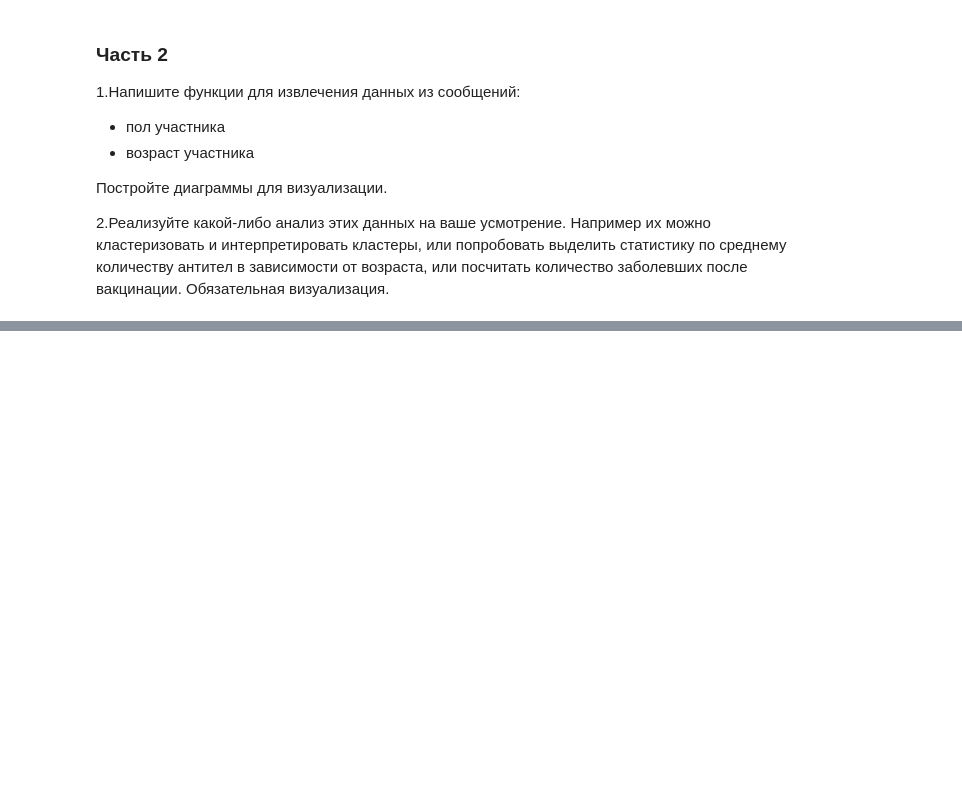
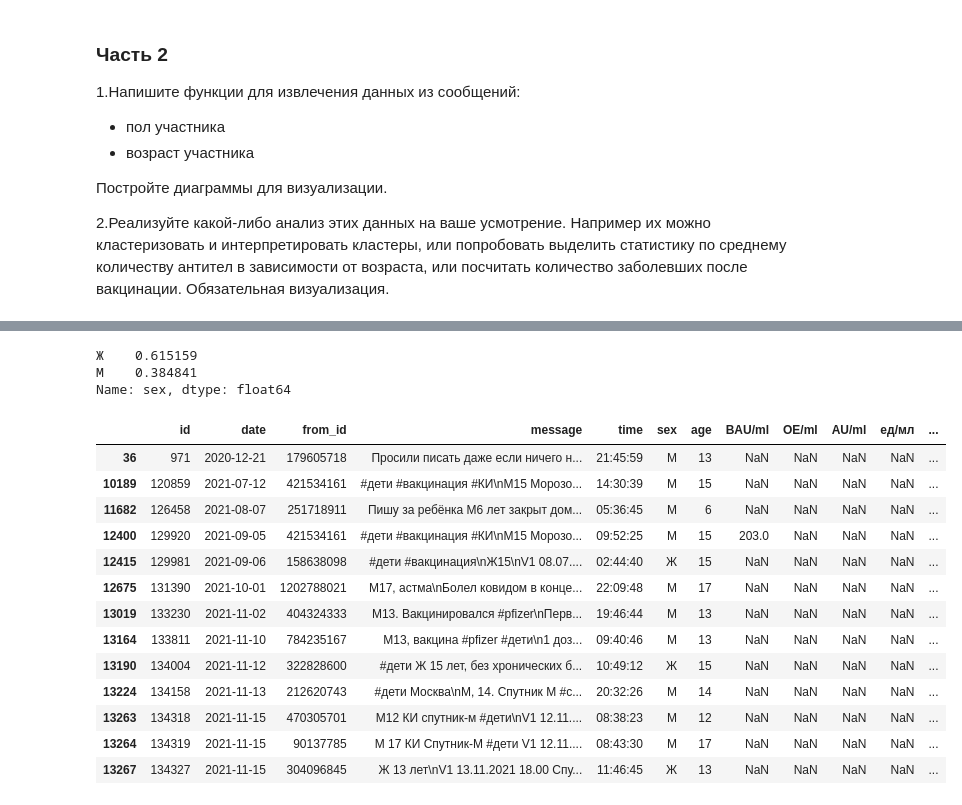
Before and after one commit to sabal202/classification-2021, a Jupyter notebook: tasks/Task_5.ipynb, the cells around one changed output, grey strips where cells are left out. Cells and saved outputs as stored; diff of their text form; code cells hidden in the pictures; blank space fills up the shorter version.

```diff
--- a/tasks/Task_5.ipynb
+++ b/tasks/Task_5.ipynb
@@ -12,0 +200,23 @@
+# %%
+df.sex.value_counts(normalize=True)
+# %% [output]
+Ж    0.615159
+М    0.384841
+Name: sex, dtype: float64
+# %%
+df[df['age'] < 18]
+# %% [output]
+|  | id | date | from_id | message | time | sex | age | BAU/ml | OE/ml | AU/ml | ед/мл | ... |
+| 36 | 971 | 2020-12-21 | 179605718 | Просили писать даже если ничего н... | 21:45:59 | М | 13 | NaN | NaN | NaN | NaN | ... |
+| 10189 | 120859 | 2021-07-12 | 421534161 | #дети #вакцинация #КИ\nМ15 Морозо... | 14:30:39 | М | 15 | NaN | NaN | NaN | NaN | ... |
+| 11682 | 126458 | 2021-08-07 | 251718911 | Пишу за ребёнка М6 лет закрыт дом... | 05:36:45 | М | 6 | NaN | NaN | NaN | NaN | ... |
+| 12400 | 129920 | 2021-09-05 | 421534161 | #дети #вакцинация #КИ\nМ15 Морозо... | 09:52:25 | М | 15 | 203.0 | NaN | NaN | NaN | ... |
+| 12415 | 129981 | 2021-09-06 | 158638098 | #дети #вакцинация\nЖ15\nV1 08.07.... | 02:44:40 | Ж | 15 | NaN | NaN | NaN | NaN | ... |
+| 12675 | 131390 | 2021-10-01 | 1202788021 | М17, астма\nБолел ковидом в конце... | 22:09:48 | М | 17 | NaN | NaN | NaN | NaN | ... |
+| 13019 | 133230 | 2021-11-02 | 404324333 | М13. Вакцинировался #pfizer\nПерв... | 19:46:44 | М | 13 | NaN | NaN | NaN | NaN | ... |
+| 13164 | 133811 | 2021-11-10 | 784235167 | М13, вакцина #pfizer #дети\n1 доз... | 09:40:46 | М | 13 | NaN | NaN | NaN | NaN | ... |
+| 13190 | 134004 | 2021-11-12 | 322828600 | #дети Ж 15 лет, без хронических б... | 10:49:12 | Ж | 15 | NaN | NaN | NaN | NaN | ... |
+| 13224 | 134158 | 2021-11-13 | 212620743 | #дети Москва\nМ, 14. Спутник М #с... | 20:32:26 | М | 14 | NaN | NaN | NaN | NaN | ... |
+| 13263 | 134318 | 2021-11-15 | 470305701 | М12 КИ спутник-м #дети\nV1 12.11.... | 08:38:23 | М | 12 | NaN | NaN | NaN | NaN | ... |
+| 13264 | 134319 | 2021-11-15 | 90137785 | М 17 КИ Спутник-М #дети V1 12.11.... | 08:43:30 | М | 17 | NaN | NaN | NaN | NaN | ... |
+| 13267 | 134327 | 2021-11-15 | 304096845 | Ж 13 лет\nV1 13.11.2021 18.00 Спу... | 11:46:45 | Ж | 13 | NaN | NaN | NaN | NaN | ... |
```
Also changed, not shown: parts of 21 cells of this notebook, 3 other files.
